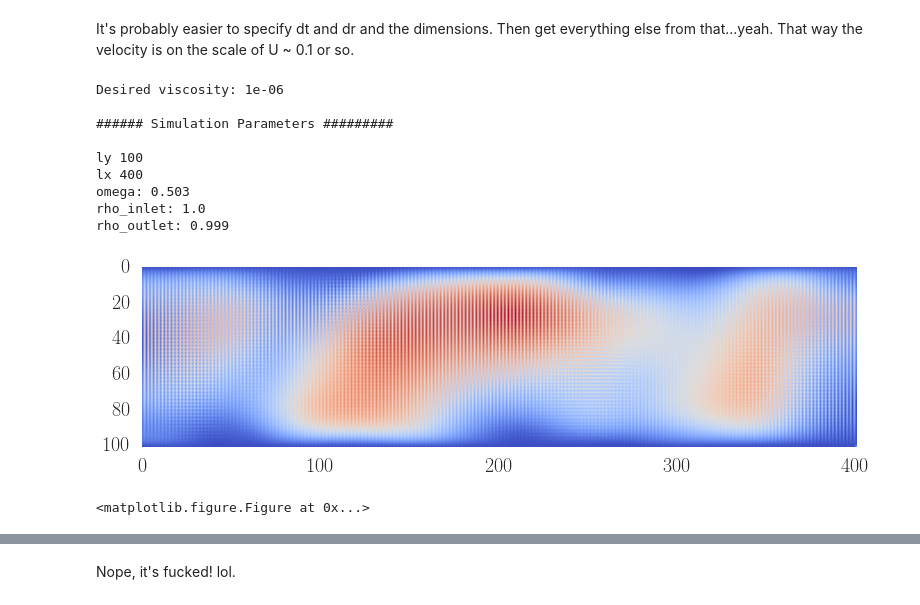
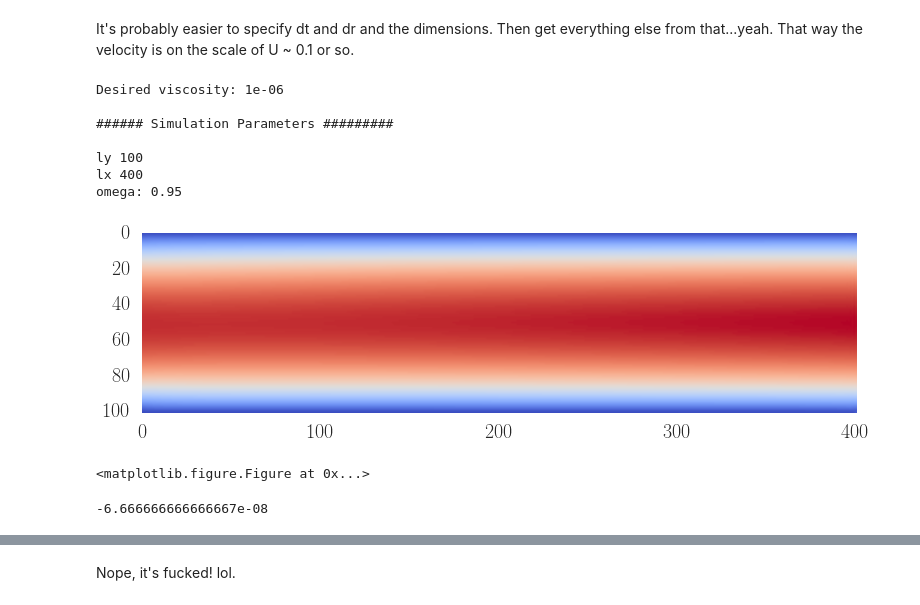
Before and after one commit to latticeboltzmann/2d-lb, a Jupyter notebook: testing/visualizing_pipe_flow_04.ipynb, the cells around one changed output, grey strips where cells are left out. Drawn from its saved outputs; the diff is of its cells as text; code cells hidden in the pictures.

```diff
--- a/testing/visualizing_pipe_flow_04.ipynb
+++ b/testing/visualizing_pipe_flow_04.ipynb
@@ -22,11 +22,10 @@ It's probably easier to specify dt and dr and the dimensions. Then get everythin
 diameter = 1. # meters
 length = 4. # meters
 
-P_inlet = 10**5 # Pascal
-P_outlet = 10**5-100 # Pascal
+deltaP = -0.15
 
 dr = 0.01
-dt = 0.1
+dt = 15.
 
 rho_fluid = 1000 # kg/m^3
 viscosity = 10.**-6. # More viscous = easier to simulate!
@@ -59,7 +58,7 @@ print 'omega:' , omega
 assert (omega > 0.5) and (omega < 1)
 
 sim = lb.Pipe_Flow(lx=lx, ly=ly, dr=dr, dt=dt, omega=omega,
-                  P_inlet=P_inlet, P_outlet=P_outlet)
+                  deltaP = deltaP)
 
 # U should be on the order of 0.1, 0.2 in the simulation!
 #print 'u_max in simulation:' , np.max(sim.u)
@@ -70,36 +69,34 @@ Desired viscosity: 1e-06
 
 ly 100
 lx 400
-omega: 0.503
-rho_inlet: 1.0
-rho_outlet: 0.999
+omega: 0.95
 # %%
-total_num_steps = 500
-steps_per_image= 100
+total_num_steps = 5000
+steps_per_image= 200
 
 num_to_record = int(np.ceil(float(total_num_steps)/steps_per_image))
 
 Re_list = []
 Ma_list = []
 
 plt.figure()
 for i in range(num_to_record):
     sim.update_dimensionless_nums()
     Re_list.append(sim.Re)
     Ma_list.append(sim.Ma)
     print 'max non_dim u:', np.max(sim.u)
     print 'sum of mass' , np.sum(sim.rho)/(sim.nx*sim.ny)
     mag = np.sqrt(sim.u**2 + sim.v**2)
     plt.imshow(mag.T, cmap = cm.coolwarm)
     plt.grid(False)
     #plt.clim(vmin=0, vmax=1.)
     #if i == 0:
     #    plt.colorbar()
     display.clear_output(wait=True)
     display.display(plt.gcf())
 
     sim.run(steps_per_image)
 plt.clf() # This way a second figure does not appear at the end...
 # %% [output]
-[figure, old version]
+[figure, new version]
 <matplotlib.figure.Figure at 0x...>
@@ -106 +105,5 @@ plt.clf() # This way a second figure does not appear at the end...
+# %%
+deltaP_div_rho
+# %% [output]
+-6.666666666666667e-08
 # %%
```
Also changed, not shown: parts of 5 cells of this notebook.
